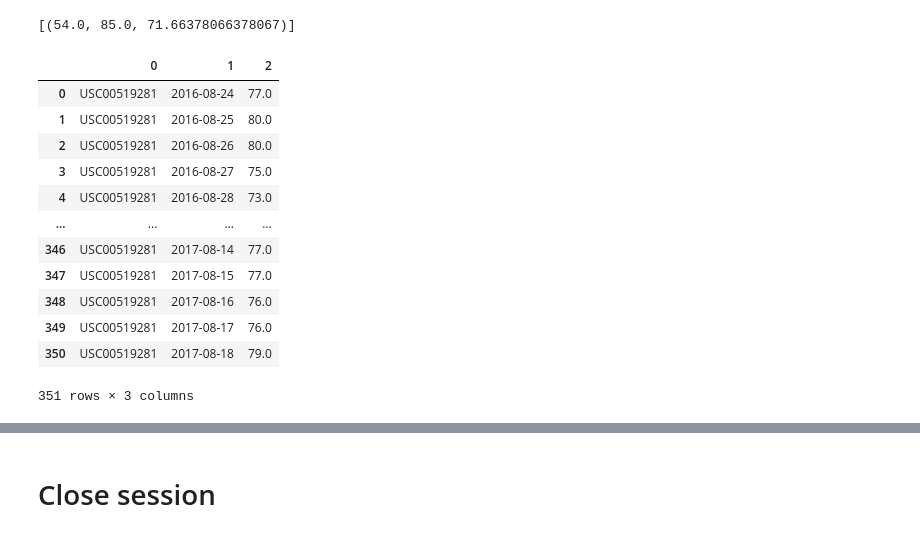
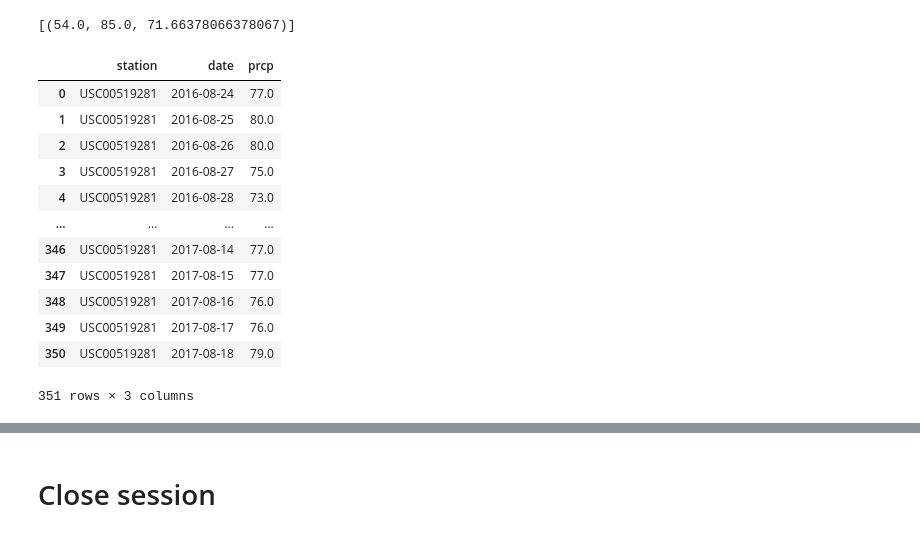
Before and after one commit to BenjaminT94/SQLAlchemy-Challenge, a Jupyter notebook: climate_starter.ipynb, the cells around one changed output, grey strips where cells are left out. Saved outputs shown, nothing was run; the diff lists cells and outputs as text; code cells hidden in the pictures.

```diff
--- a/climate_starter.ipynb
+++ b/climate_starter.ipynb
@@ -118,16 +118,16 @@ session.query(func.min(Measurement.tobs),
 # %%
 # Using the most active station id
 # Query the last 12 months of temperature observation data for this station and plot the results as a histogram
 # To filter down to the timeframe I need, I just set the minimum begin date and the maximum end date
 station_details = session.query(Measurement.station,Measurement.date, Measurement.tobs).\
                         filter(Measurement.date >= "2016-08-24").\
                         filter(Measurement.date <= "2017-08-23").\
                         filter(Measurement.station == 'USC00519281').all()
 # Cononvert to dataframe
-Station_df = pd.DataFrame(station_details)
+Station_df = pd.DataFrame(station_details,columns=['station','date','prcp'])
 Station_df
 # %% [output]
-|  | 0 | 1 | 2 |
+|  | station | date | prcp |
 | 0 | USC00519281 | 2016-08-24 | 77.0 |
 | 1 | USC00519281 | 2016-08-25 | 80.0 |
 | 2 | USC00519281 | 2016-08-26 | 80.0 |
```
Also changed, not shown: parts of 1 cell of this notebook.
